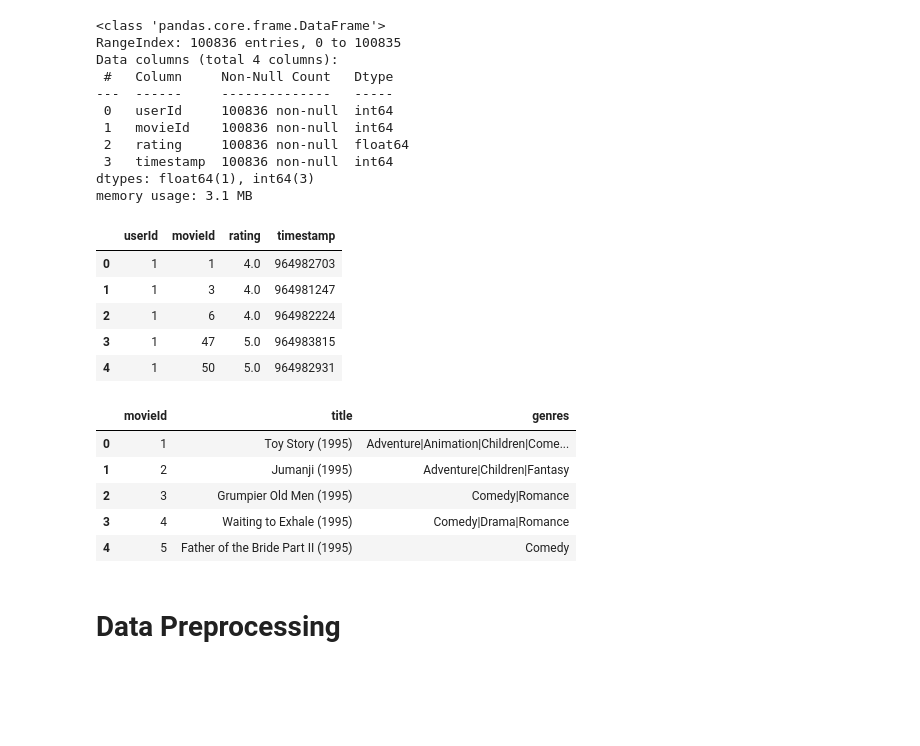
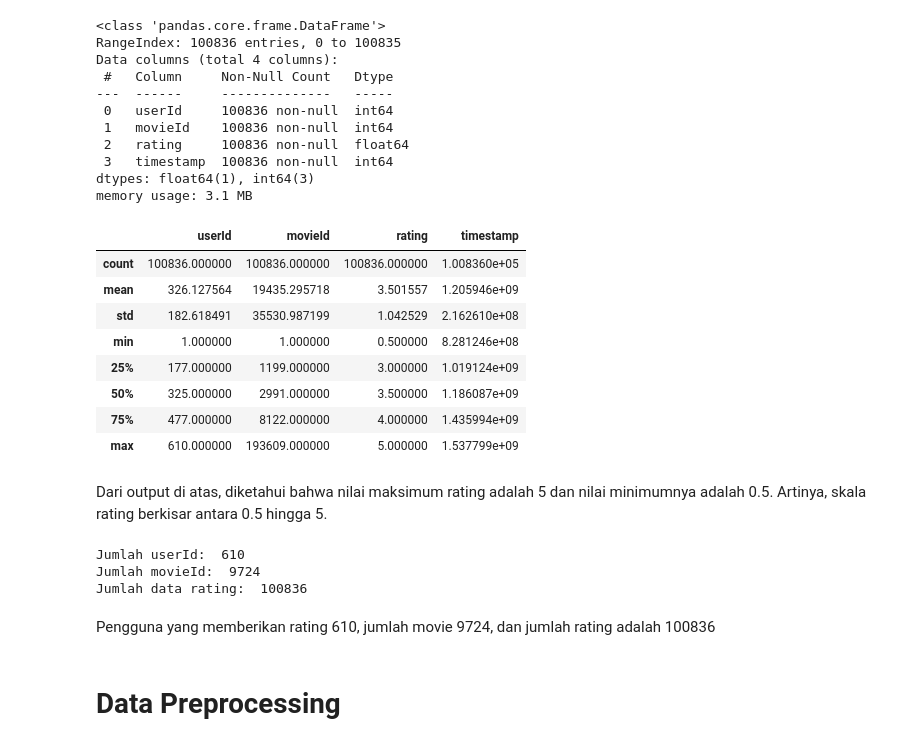
Before and after one commit to farhanriyandi/Sistem-Rekomendasi, a Jupyter notebook: Sistem_Rekomendasi_Movie.ipynb, the cells around one changed output. Saved outputs shown, nothing was run; the diff lists cells and outputs as text; code cells hidden in the pictures; blank space fills up the shorter version.

```diff
--- a/Sistem_Rekomendasi_Movie.ipynb
+++ b/Sistem_Rekomendasi_Movie.ipynb
@@ -76,22 +87,28 @@ Data columns (total 4 columns):
 dtypes: float64(1), int64(3)
 memory usage: 3.1 MB
 # %%
-rating.head()
+rating.describe()
 # %% [output]
 |  | userId | movieId | rating | timestamp |
-| 0 | 1 | 1 | 4.0 | 964982703 |
-| 1 | 1 | 3 | 4.0 | 964981247 |
-| 2 | 1 | 6 | 4.0 | 964982224 |
-| 3 | 1 | 47 | 5.0 | 964983815 |
-| 4 | 1 | 50 | 5.0 | 964982931 |
+| count | 100836.000000 | 100836.000000 | 100836.000000 | 1.008360e+05 |
+| mean | 326.127564 | 19435.295718 | 3.501557 | 1.205946e+09 |
+| std | 182.618491 | 35530.987199 | 1.042529 | 2.162610e+08 |
+| min | 1.000000 | 1.000000 | 0.500000 | 8.281246e+08 |
+| 25% | 177.000000 | 1199.000000 | 3.000000 | 1.019124e+09 |
+| 50% | 325.000000 | 2991.000000 | 3.500000 | 1.186087e+09 |
+| 75% | 477.000000 | 8122.000000 | 4.000000 | 1.435994e+09 |
+| max | 610.000000 | 193609.000000 | 5.000000 | 1.537799e+09 |
-# %%
-movie.head()
-# %% [output]
-|  | movieId | title | genres |
-| 0 | 1 | Toy Story (1995) | Adventure|Animation|Children|Come... |
-| 1 | 2 | Jumanji (1995) | Adventure|Children|Fantasy |
-| 2 | 3 | Grumpier Old Men (1995) | Comedy|Romance |
-| 3 | 4 | Waiting to Exhale (1995) | Comedy|Drama|Romance |
-| 4 | 5 | Father of the Bride Part II (1995) | Comedy |
+# %% [markdown]
+Dari output di atas, diketahui bahwa nilai maksimum rating adalah 5 dan nilai minimumnya adalah 0.5. Artinya, skala rating berkisar antara 0.5 hingga 5.
+# %%
+print('Jumlah userId: ', len(rating.userId.unique()))
+print('Jumlah movieId: ', len(rating.movieId.unique()))
+print('Jumlah data rating: ', len(rating))
+# %% [output]
+Jumlah userId:  610
+Jumlah movieId:  9724
+Jumlah data rating:  100836
+# %% [markdown]
+Pengguna yang memberikan rating 610, jumlah movie 9724, dan jumlah rating adalah 100836
 # %% [markdown]
 # Data Preprocessing
```
Also changed, not shown: parts of 21 cells of this notebook, 1 other file.
